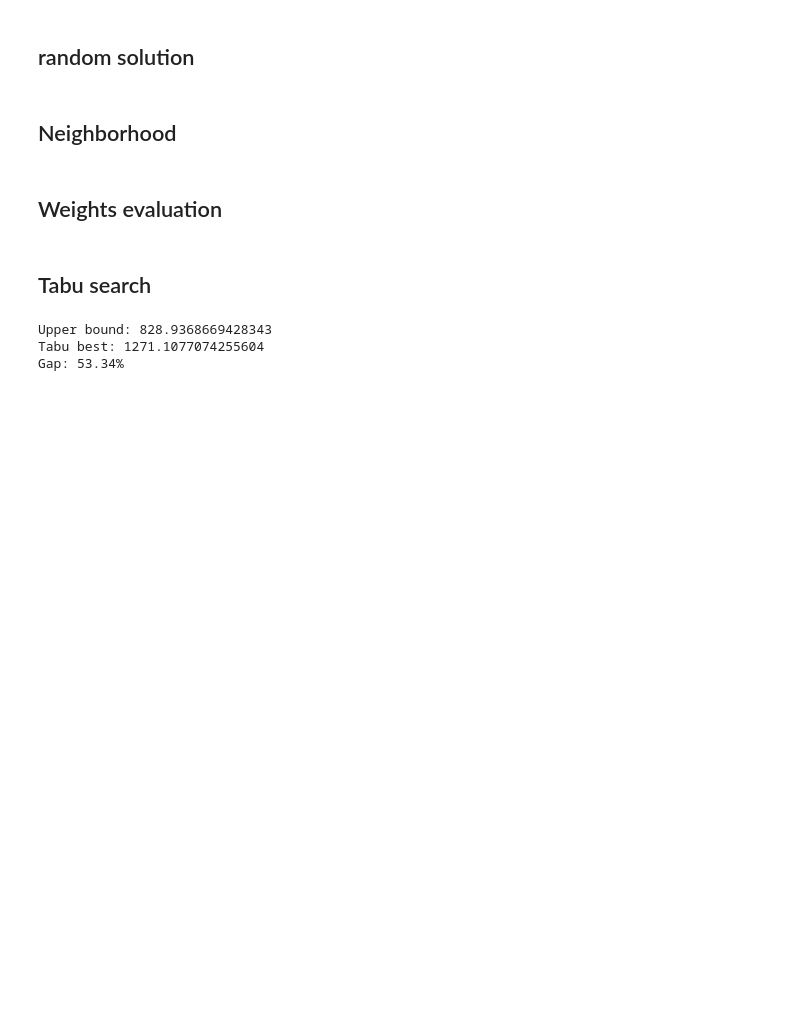
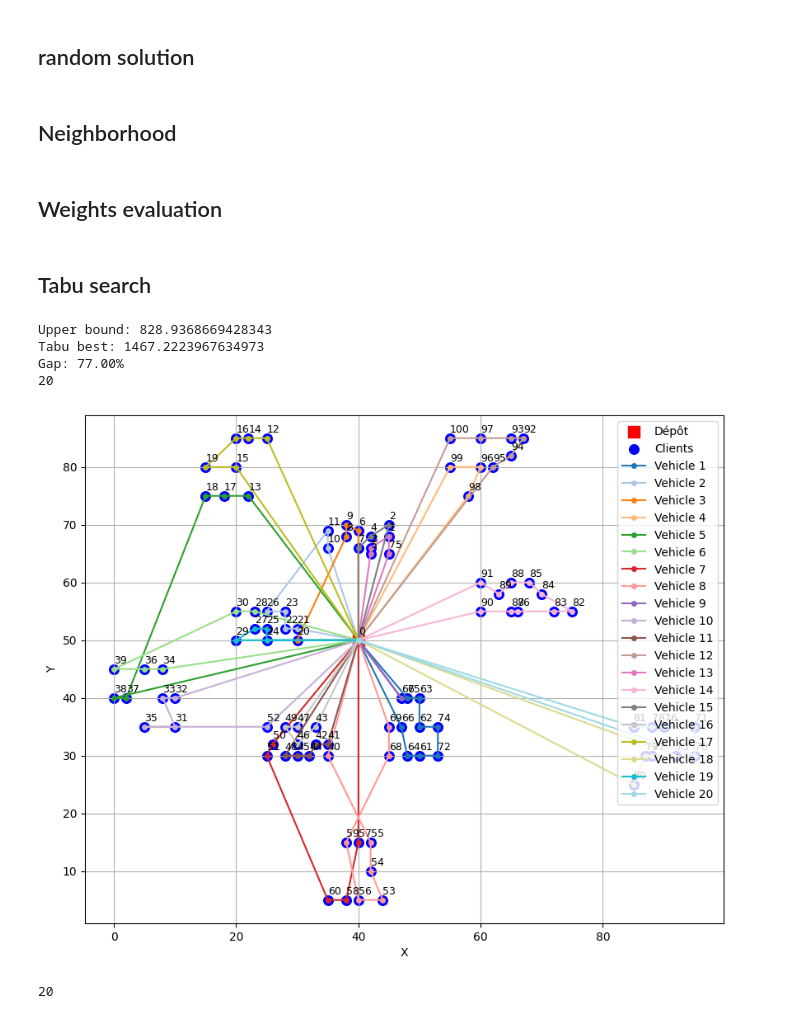
Before and after one commit to Low8/Projet_algo, a Jupyter notebook: scripts/recherche_tabu.ipynb, the cells around one changed output. Drawn from its saved outputs; the diff is of its cells as text; code cells hidden in the pictures; blank space fills up the shorter version.

Commit message:
feat(main): update the tabu search with TW

```diff
--- a/scripts/recherche_tabu.ipynb
+++ b/scripts/recherche_tabu.ipynb
@@ -91,15 +110,36 @@ def split(giant_tour, instance: VRPInstance):
     """
     route=[]
     sol =[]
-    cost =0
+    cost = 0
+    spend_time = 0
+    last_client = 0
     for client in giant_tour:
-        if cost + instance.demand[client] <= instance.capacity:
+        open_window = instance.time_window[client][0]
+        close_window = instance.time_window[client][1]
+
+        client_cost = instance.demand[client]
+        client_service_time = instance.service_time[client]
+
+        travel_time = instance.distance[last_client, client]
+
+        # We chose the max between total_travel_time_for_client and open_window
+        # to simulate the waintening if we arrive before the open window.
+        # SO if the truck arrive before the opening we wait until the opening
+        # window so we take directely the oppening window for the arrival time
+        total_travel_time_for_client = spend_time + travel_time
+        arrival_time = max(open_window, total_travel_time_for_client)
+        if cost + client_cost <= instance.capacity and arrival_time <= close_window:
             route.append(client)
-            cost += instance.demand[client]
+            cost += client_cost
+            spend_time = arrival_time + client_service_time
+            last_client = client
         else :
             sol.append(route)
-            cost = instance.demand[client]
+
+            cost = client_cost
+            spend_time = instance.distance[0, client] + client_service_time
             route = [client]
+            last_client = client
     sol.append(route)
 
     return sol
@@ -265,7 +305,17 @@ print(f"Tabu best: {distance_tabu}")
 
 gap = (distance_tabu - distance_best) / distance_best * 100
 print(f"Gap: {gap:.2f}%")
+
+print(len(best_solution))
 # %% [output]
 Upper bound: 828.9368669428343
-Tabu best: 1271.1077074255604
-Gap: 53.34%
+Tabu best: 1467.2223967634973
+Gap: 77.00%
+20
+# %%
+show_routes(best_solution, data_set)
+
+print(len(best_solution))
+# %% [output]
+[figure, added]
+20
```
Also changed, not shown: parts of 1 cell of this notebook, 1 other file.
